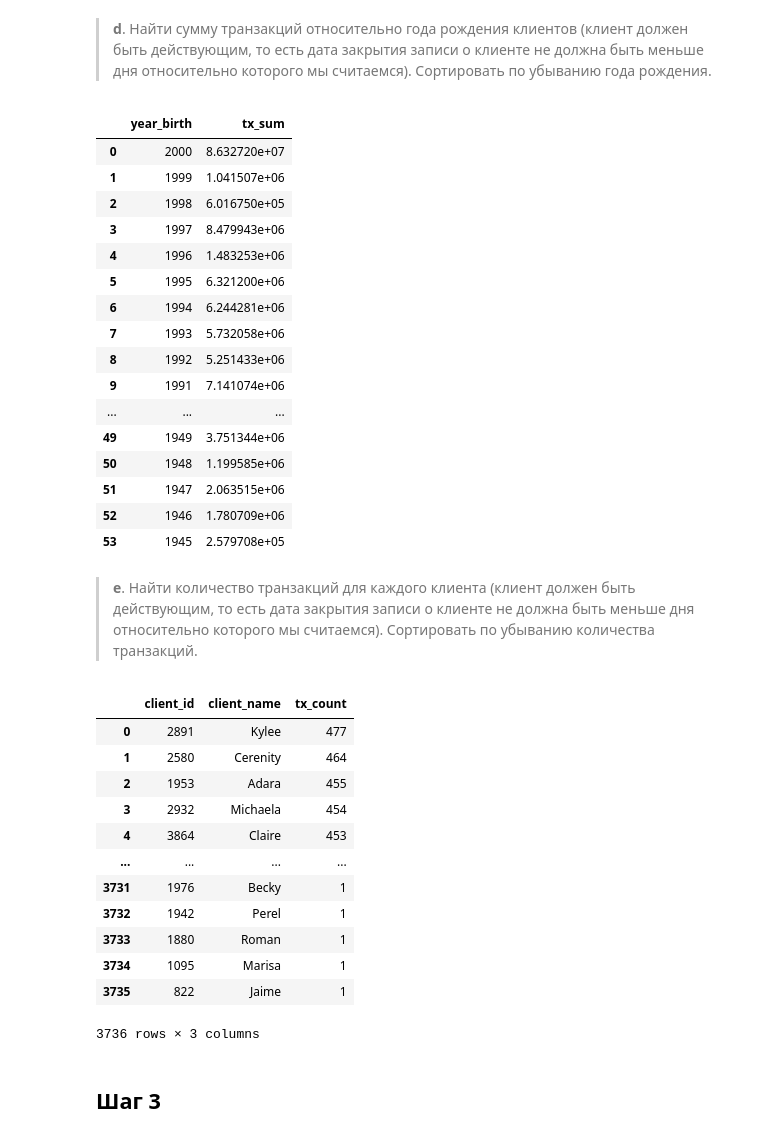
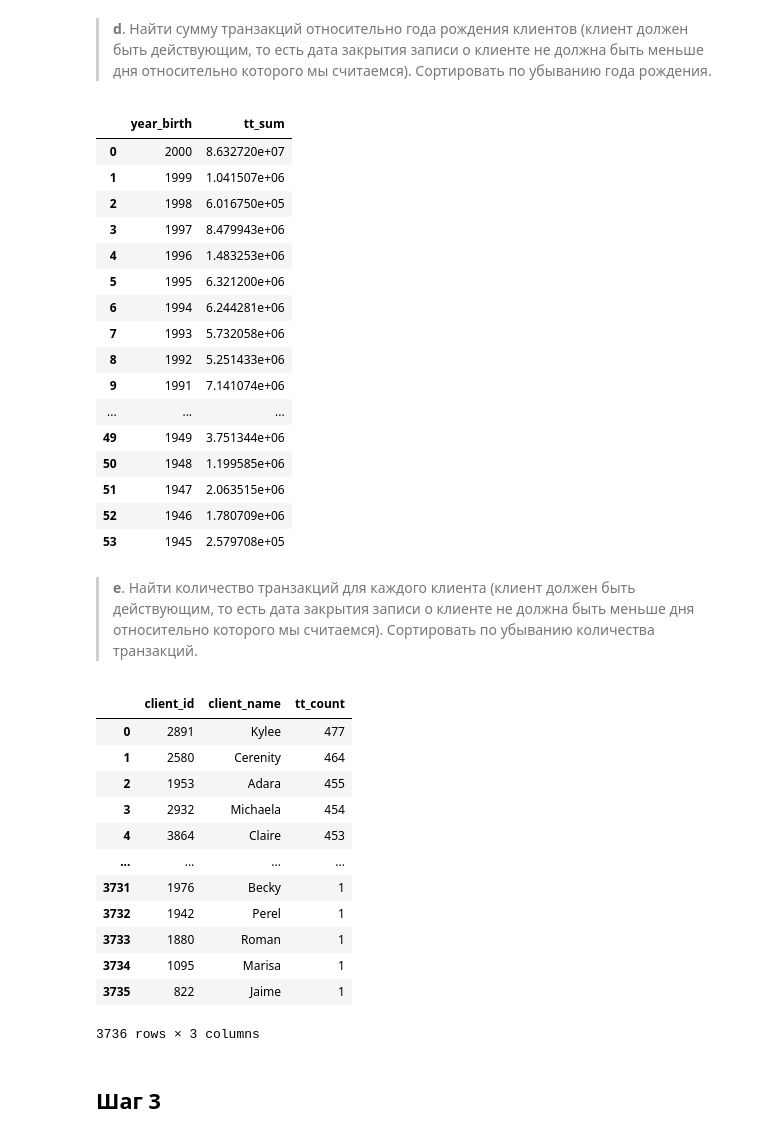
Before and after one commit to savspit/mipt_data_storage, a Jupyter notebook: homeworks/hw3/hw3.ipynb, the cells around one changed output. Saved outputs shown, nothing was run; the diff lists cells and outputs as text; code cells hidden in the pictures.

```diff
--- a/homeworks/hw3/hw3.ipynb
+++ b/homeworks/hw3/hw3.ipynb
@@ -403,27 +403,27 @@ conn)
 # %%
 pd.read_sql(
     f'''
     SELECT
         ct.year_birth,
-        SUM(coalesce(tx.tx_amount,0)) AS tx_sum
+        SUM(coalesce(tt.tx_amount,0)) AS tt_sum
     FROM
-        {transaction_table} AS tx
+        {transaction_table} AS tt
     INNER JOIN (
         SELECT
             client_id,
             year_birth
         FROM {customer_table}
         WHERE DATE(end_dt) >= DATE('{default_date}')
     ) AS ct
-        ON tx.customer_id = ct.client_id
+        ON tt.customer_id = ct.client_id
     GROUP BY
         ct.year_birth
     ORDER BY
         ct.year_birth DESC
     ''',
 conn)
 # %% [output]
-|  | year_birth | tx_sum |
+|  | year_birth | tt_sum |
 | 0 | 2000 | 8.632720e+07 |
 | 1 | 1999 | 1.041507e+06 |
 | 2 | 1998 | 6.016750e+05 |
@@ -448,9 +448,9 @@ pd.read_sql(
     SELECT
         ct.client_id,
         ct.client_name,
-        COUNT(tx.transaction_id) AS tx_count
+        COUNT(tt.transaction_id) AS tt_count
     FROM
-        {transaction_table} AS tx
+        {transaction_table} AS tt
     INNER JOIN (
         SELECT
             client_id,
@@ -458,15 +458,15 @@ pd.read_sql(
         FROM {customer_table}
         WHERE DATE(end_dt) >= DATE('{default_date}')
     ) AS ct
-        ON tx.customer_id = ct.client_id
+        ON tt.customer_id = ct.client_id
     GROUP BY
         ct.client_id
     ORDER BY
-        COUNT(tx.transaction_id) DESC
+        COUNT(tt.transaction_id) DESC
     ''',
 conn)
 # %% [output]
-|  | client_id | client_name | tx_count |
+|  | client_id | client_name | tt_count |
 | 0 | 2891 | Kylee | 477 |
 | 1 | 2580 | Cerenity | 464 |
 | 2 | 1953 | Adara | 455 |
```
Also changed, not shown: parts of 8 cells of this notebook.
